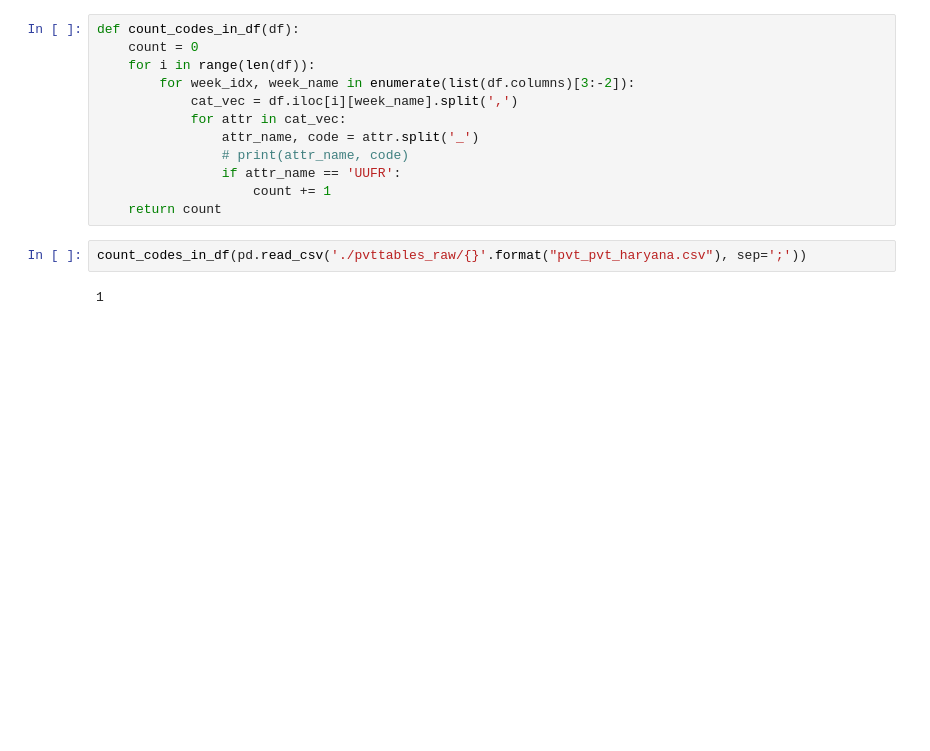
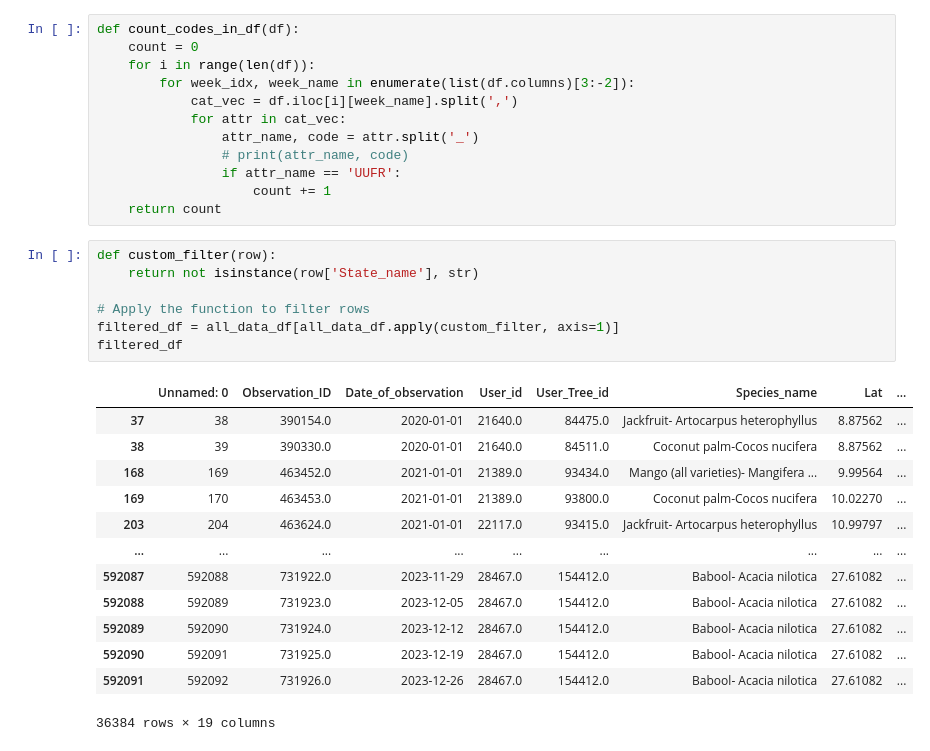
Before and after one commit to BU-Spark/pitne-season-watch, a Jupyter notebook: pvt_cleaning.ipynb, the cells around one changed output. Saved outputs shown, nothing was run; the diff lists cells and outputs as text; blank space fills up the shorter version.

```diff
--- a/pvt_cleaning.ipynb
+++ b/pvt_cleaning.ipynb
@@ -113,6 +151,23 @@ def count_codes_in_df(df):
                     count += 1
     return count
 # %%
-count_codes_in_df(pd.read_csv('./pvttables_raw/{}'.format("pvt_pvt_haryana.csv"), sep=';'))
+def custom_filter(row):
+    return not isinstance(row['State_name'], str)
+
+# Apply the function to filter rows
+filtered_df = all_data_df[all_data_df.apply(custom_filter, axis=1)]
+filtered_df
 # %% [output]
+|  | Unnamed: 0 | Observation_ID | Date_of_observation | User_id | User_Tree_id | Species_name | Lat | ... |
+| 37 | 38 | 390154.0 | 2020-01-01 | 21640.0 | 84475.0 | Jackfruit- Artocarpus heterophyllus | 8.87562 | ... |
+| 38 | 39 | 390330.0 | 2020-01-01 | 21640.0 | 84511.0 | Coconut palm-Cocos nucifera | 8.87562 | ... |
+| 168 | 169 | 463452.0 | 2021-01-01 | 21389.0 | 93434.0 | Mango (all varieties)- Mangifera ... | 9.99564 | ... |
+| 169 | 170 | 463453.0 | 2021-01-01 | 21389.0 | 93800.0 | Coconut palm-Cocos nucifera | 10.02270 | ... |
+| 203 | 204 | 463624.0 | 2021-01-01 | 22117.0 | 93415.0 | Jackfruit- Artocarpus heterophyllus | 10.99797 | ... |
+| ... | ... | ... | ... | ... | ... | ... | ... | ... |
+| 592087 | 592088 | 731922.0 | 2023-11-29 | 28467.0 | 154412.0 | Babool- Acacia nilotica | 27.61082 | ... |
+| 592088 | 592089 | 731923.0 | 2023-12-05 | 28467.0 | 154412.0 | Babool- Acacia nilotica | 27.61082 | ... |
+| 592089 | 592090 | 731924.0 | 2023-12-12 | 28467.0 | 154412.0 | Babool- Acacia nilotica | 27.61082 | ... |
+| 592090 | 592091 | 731925.0 | 2023-12-19 | 28467.0 | 154412.0 | Babool- Acacia nilotica | 27.61082 | ... |
+| 592091 | 592092 | 731926.0 | 2023-12-26 | 28467.0 | 154412.0 | Babool- Acacia nilotica | 27.61082 | ... |
-1
+36384 rows × 19 columns
```
Also changed, not shown: parts of 2 cells of this notebook, 23 other files.
